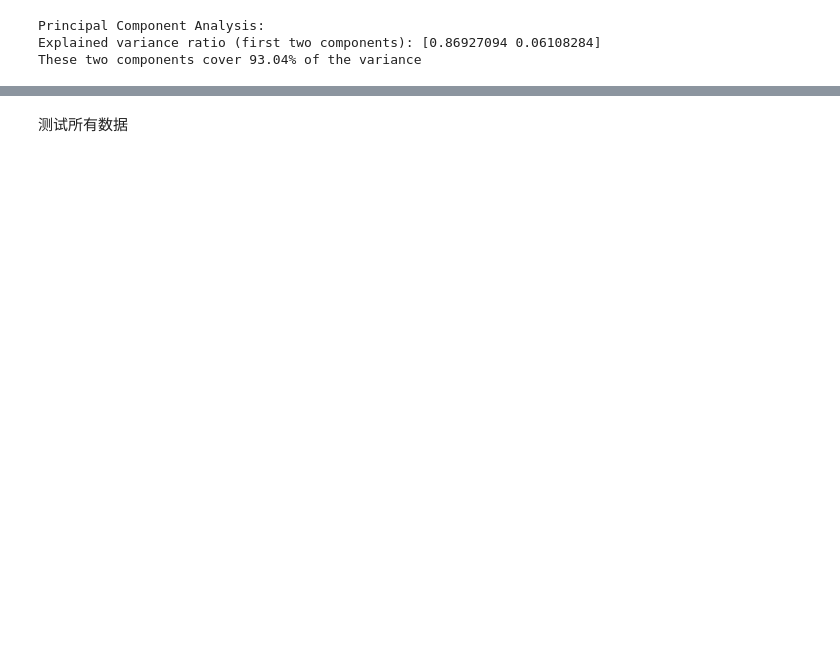
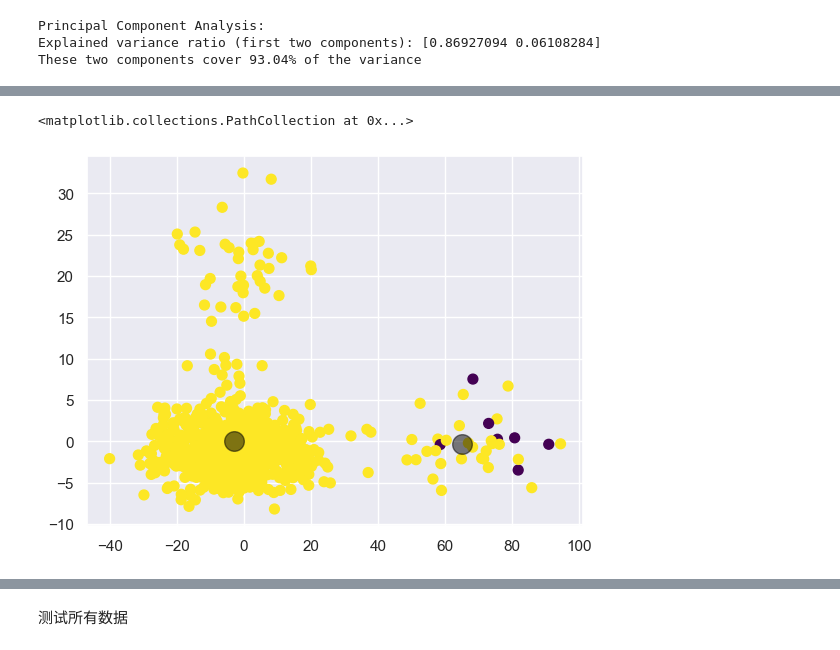
Before and after one commit to VGuoGavin/Anomaly_Detect-Forecast, a Jupyter notebook: CEG503.ipynb, the cells around one changed output, grey strips where cells are left out. Saved outputs shown, nothing was run; the diff lists cells and outputs as text; code cells hidden in the pictures; blank space fills up the shorter version.

Commit message:
Kmean classification

```diff
--- a/CEG503.ipynb
+++ b/CEG503.ipynb
@@ -714,0 +758,16 @@ Text(0.5, 1.0, 'PCA of IRIS dataset')
+# %%
+centers, labels = find_clusters(res_all,2)
+
+plt.scatter(res_all[:,0], res_all[:,1], c=y_kmeans, s=50, cmap='viridis')
+plt.scatter(centers[:, 0], centers[:, 1], c='black', s=200, alpha=0.5)
+# %%
+# Combine the continous error into one error
+
+for i in range(len(y_kmeans)):
+    t = 0
+    while  y_kmeans[i+t] == 0:
+        y_kmeans[i+t] = 1
+        t += 1
+    if t > 0:
+        y_kmeans[i + round(t/2)] = 0
+y_kmeans
@@ -714,0 +792,29 @@ Text(0.5, 1.0, 'PCA of IRIS dataset')
+# %%
+from sklearn.metrics import pairwise_distances_argmin
+
+def find_clusters(X, n_clusters, rseed=2):
+    # 1. Randomly Choose Clusters
+    rng = np.random.RandomState(rseed)
+    i = rng.permutation(X.shape[0])[:n_clusters]
+    centers = X[i]
+
+    while True:
+        # 2a assign labels  based on closest center
+        labels = pairwise_distances_argmin(X,centers)
+
+        # 2b find new centers from mean of the points
+        new_centers = np.array([X[labels == i].mean(0) for i in range (n_clusters)])
+
+        # 2c Check for convergence
+        if np.all(centers == new_centers):
+            break
+        centers = new_centers
+    return centers, labels
+# %%
+centers, labels = find_clusters(res_all,2)
+
+plt.scatter(res_all[:,0], res_all[:,1], c=y_kmeans, s=50, cmap='viridis')
+plt.scatter(centers[:, 0], centers[:, 1], c='black', s=200, alpha=0.5)
+# %% [output]
+<matplotlib.collections.PathCollection at 0x...>
+[figure, added]
```
Also changed, not shown: parts of 36 cells of this notebook, 1 other file.
